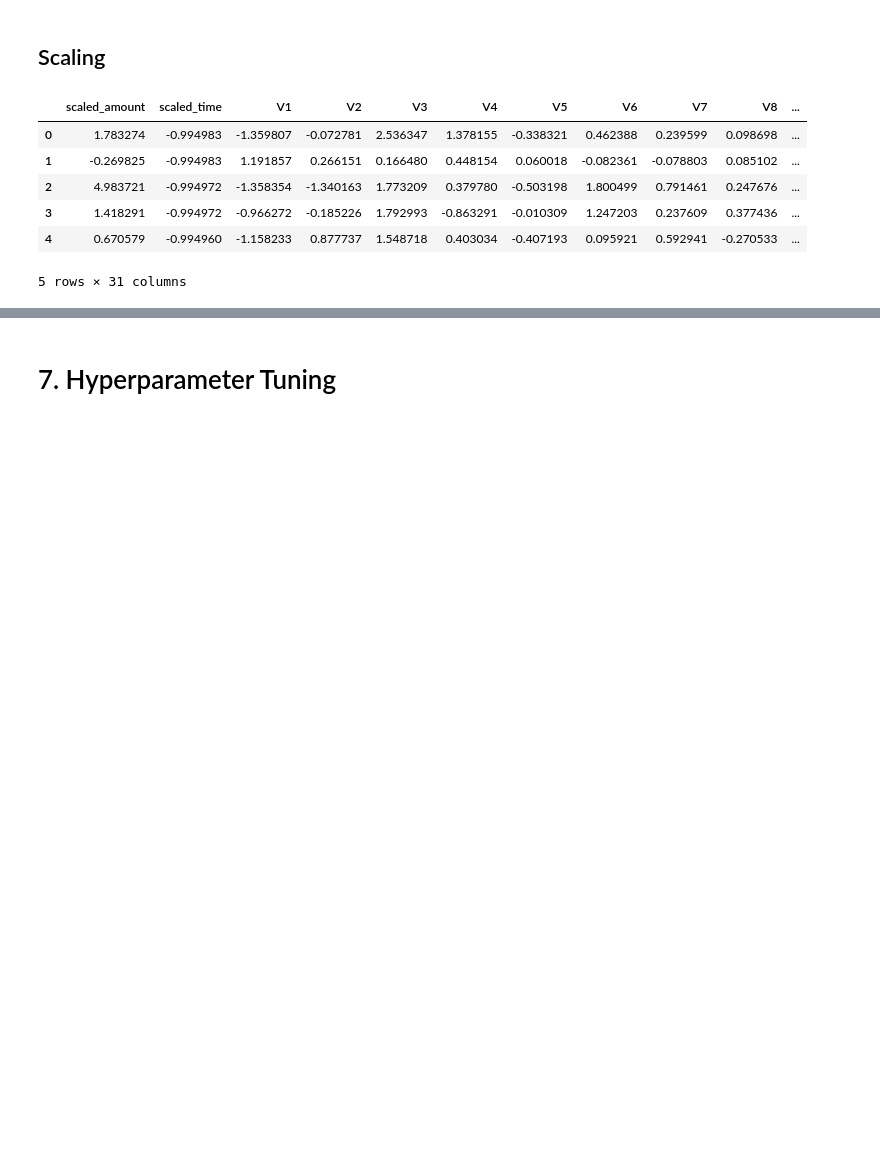
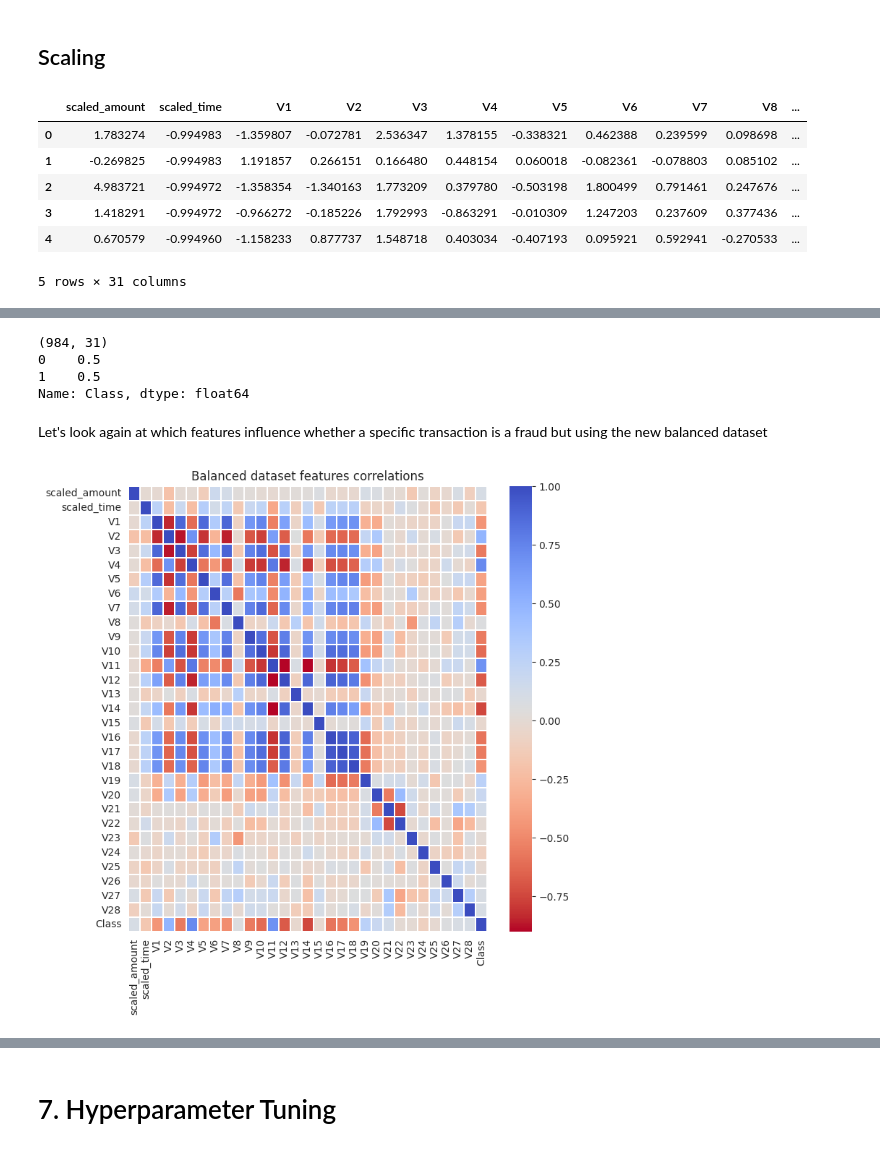
Before and after one commit to JonCrook/icl-ml-portfolio, a Jupyter notebook: Fraud_Detection.ipynb, the cells around one changed output, grey strips where cells are left out. Drawn from its saved outputs; the diff is of its cells as text; code cells hidden in the pictures; blank space fills up the shorter version.

```diff
--- a/Fraud_Detection.ipynb
+++ b/Fraud_Detection.ipynb
@@ -441,0 +522,15 @@ df.head()
+# %%
+# Use undersampling to create a dataset with a 50/50 split of fraud vs non fraud cases
+
+# shuffle the df
+df = df.sample(frac=1, random_state=random_state)
+
+fraud_df = df.loc[df['Class'] == 1]
+genuine_df = df.loc[df['Class'] == 0][:len(fraud_df)]
+
+normal_distributed_df = pd.concat([fraud_df, genuine_df])
+
+# Shuffle the new df
+new_df = normal_distributed_df.sample(frac=1, random_state=42)
+
+new_df.head()
@@ -441,0 +545,21 @@ df.head()
+# %%
+print(new_df.shape)
+# check ratio of fraud vs genunie class counts
+print(new_df['Class'].value_counts()/len(new_df))
+# %% [output]
+(984, 31)
+0    0.5
+1    0.5
+Name: Class, dtype: float64
+# %% [markdown]
+Let's look again at which features influence whether a specific transaction is a fraud but using the new balanced dataset
+# %%
+# Use a heatmap to show the correlation between the input variables
+plt.figure(figsize = (8,8))
+plt.title('Balanced dataset features correlations')
+corr = new_df.corr()
+sns.heatmap(corr,xticklabels=corr.columns,yticklabels=corr.columns,linewidths=.1,cmap="coolwarm_r")
+plt.show()
+plt.close()
+# %% [output]
+[figure, added]
```
Also changed, not shown: parts of 37 cells of this notebook.
